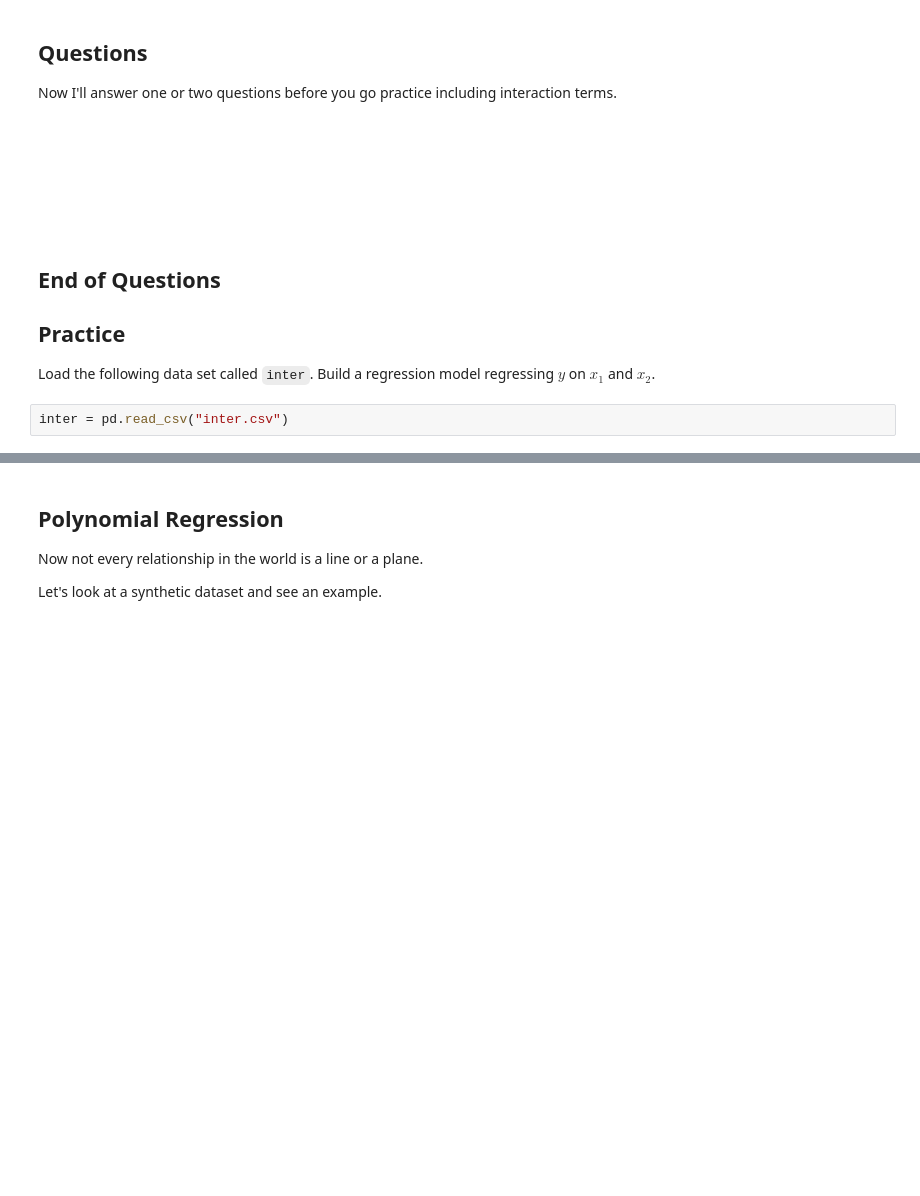
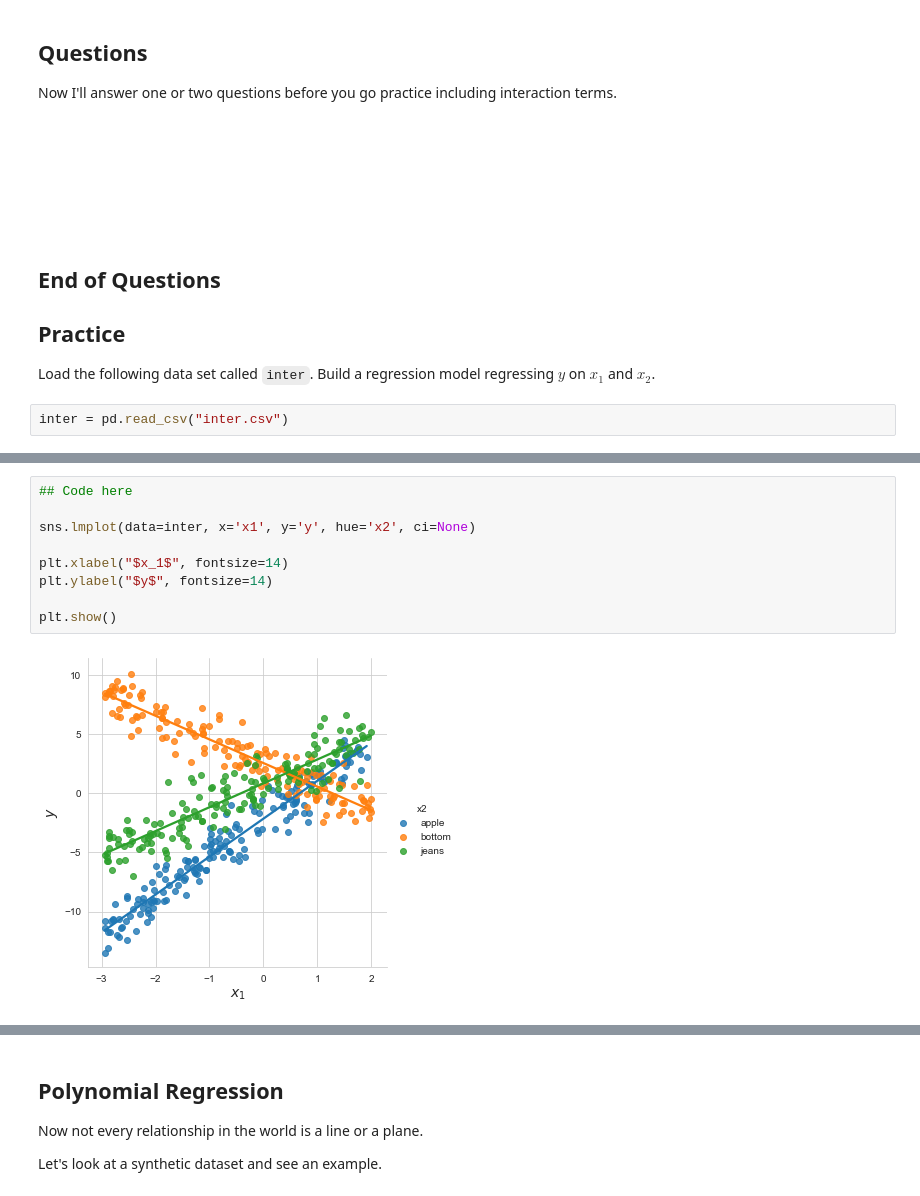
Before and after one commit to yiwchen/Code2020Materials, a Jupyter notebook: Lectures/Regression/Notebook 4 - Interaction Terms, Polynomials, and Other Transformations.ipynb, the cells around one changed output, grey strips where cells are left out. Drawn from its saved outputs; the diff is of its cells as text; blank space fills up the shorter version.

```diff
--- a/Lectures/Regression/Notebook 4 - Interaction Terms, Polynomials, and Other Transformations.ipynb
+++ b/Lectures/Regression/Notebook 4 - Interaction Terms, Polynomials, and Other Transformations.ipynb
@@ -188,0 +206,11 @@ inter = pd.read_csv("inter.csv")
+# %%
+## Code here
+
+sns.lmplot(data=inter, x='x1', y='y', hue='x2', ci=None)
+
+plt.xlabel("$x_1$", fontsize=14)
+plt.ylabel("$y$", fontsize=14)
+
+plt.show()
+# %% [output]
+[figure, added]
```
Also changed, not shown: parts of 40 cells of this notebook, 5 other files.
